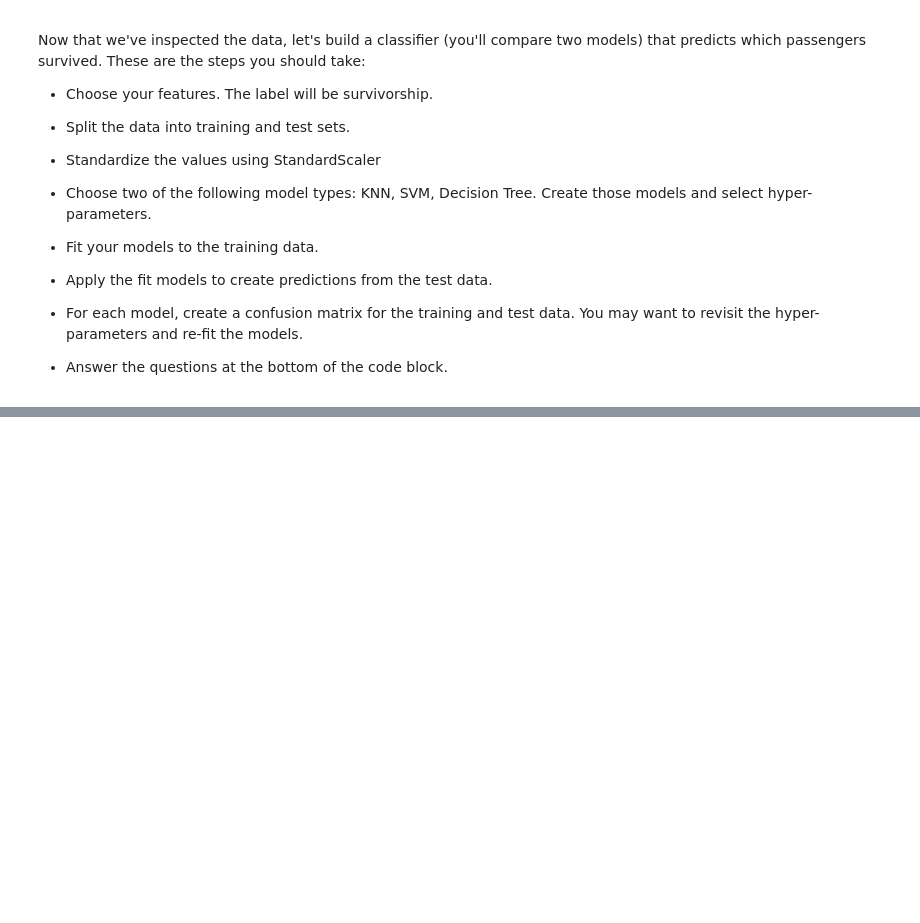
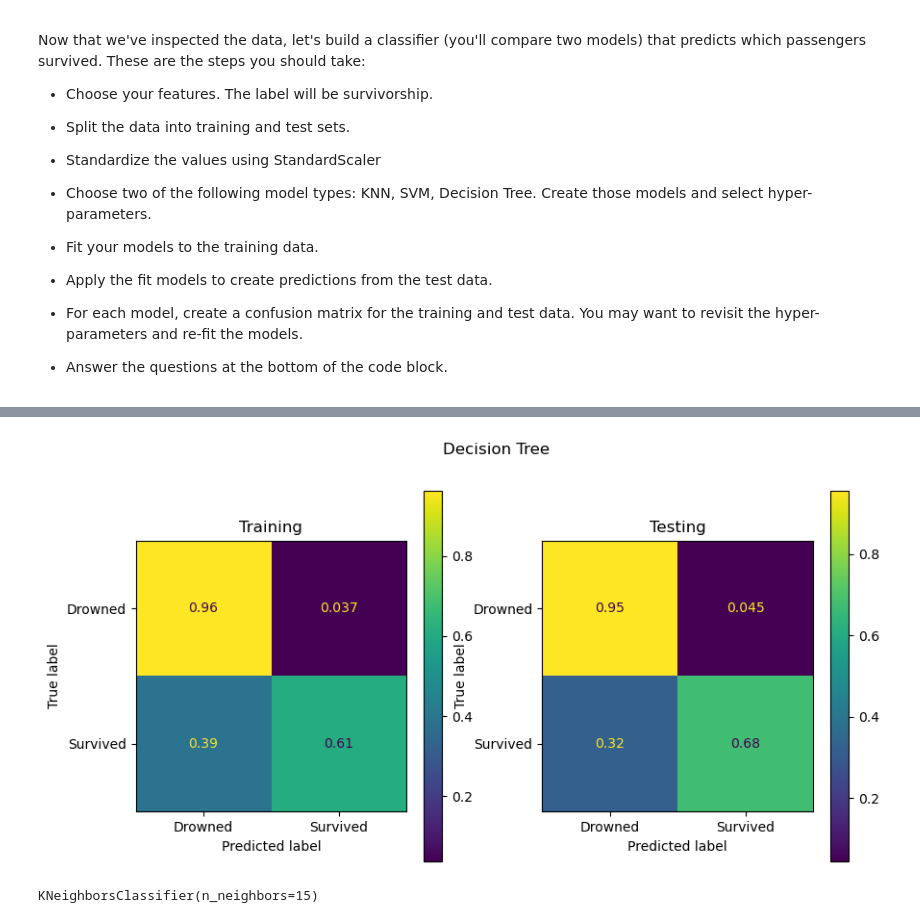
Before and after one commit to GettysburgDataScience/ps05-foxel03, a Jupyter notebook: ps05.ipynb, the cells around one changed output, grey strips where cells are left out. Saved outputs shown, nothing was run; the diff lists cells and outputs as text; code cells hidden in the pictures; blank space fills up the shorter version.

```diff
--- a/ps05.ipynb
+++ b/ps05.ipynb
@@ -187,0 +209,48 @@ Now that we've inspected the data, let's build a classifier (you'll compare two
+# %%
+''' Create a confusion matrix to evaluate performance '''
+from sklearn.model_selection import train_test_split
+X_train, X_test, y_train, y_test = train_test_split(data[features], data[label], test_size = 0.2)
+
+from sklearn.metrics import ConfusionMatrixDisplay
+
+# Step 1: Create Predictions
+y_tree_train = tree_clf.predict(X_train)
+y_tree_test = tree_clf.predict(X_test)
+
+fig, ax = plt.subplots(1, 2, figsize=(10, 5))
+
+# Plot confusion matrix for training set
+ConfusionMatrixDisplay.from_predictions(y_train, y_tree_train,
+                                        normalize='true',
+                                        ax=ax[0],
+                                        display_labels=['Drowned', 'Survived'])
+
+# Plot confusion matrix for test set
+ConfusionMatrixDisplay.from_predictions(y_test, y_tree_test,
+                                        normalize='true',
+                                        ax=ax[1],
+                                        display_labels=['Drowned', 'Survived'])
+
+ax[0].set_title('Training')
+ax[1].set_title('Testing')
+fig.suptitle('Decision Tree')
+plt.show()
+# %% [output]
+[figure, added]
+# %%
+from sklearn.neighbors import KNeighborsClassifier
+from sklearn.preprocessing import StandardScaler
+
+ss = StandardScaler()
+ss.fit(X_train)
+
+Xs_train = ss.transform(X_train)
+Xs_test = ss.transform(X_test)
+
+ys_train = y_train.values.ravel() # Convert data in np array
+ys_test = y_test.values.ravel()
+
+knn_clf = KNeighborsClassifier(n_neighbors = 15)
+knn_clf.fit(Xs_train, ys_train)
+# %% [output]
+KNeighborsClassifier(n_neighbors=15)
```
Also changed, not shown: parts of 5 cells of this notebook.
